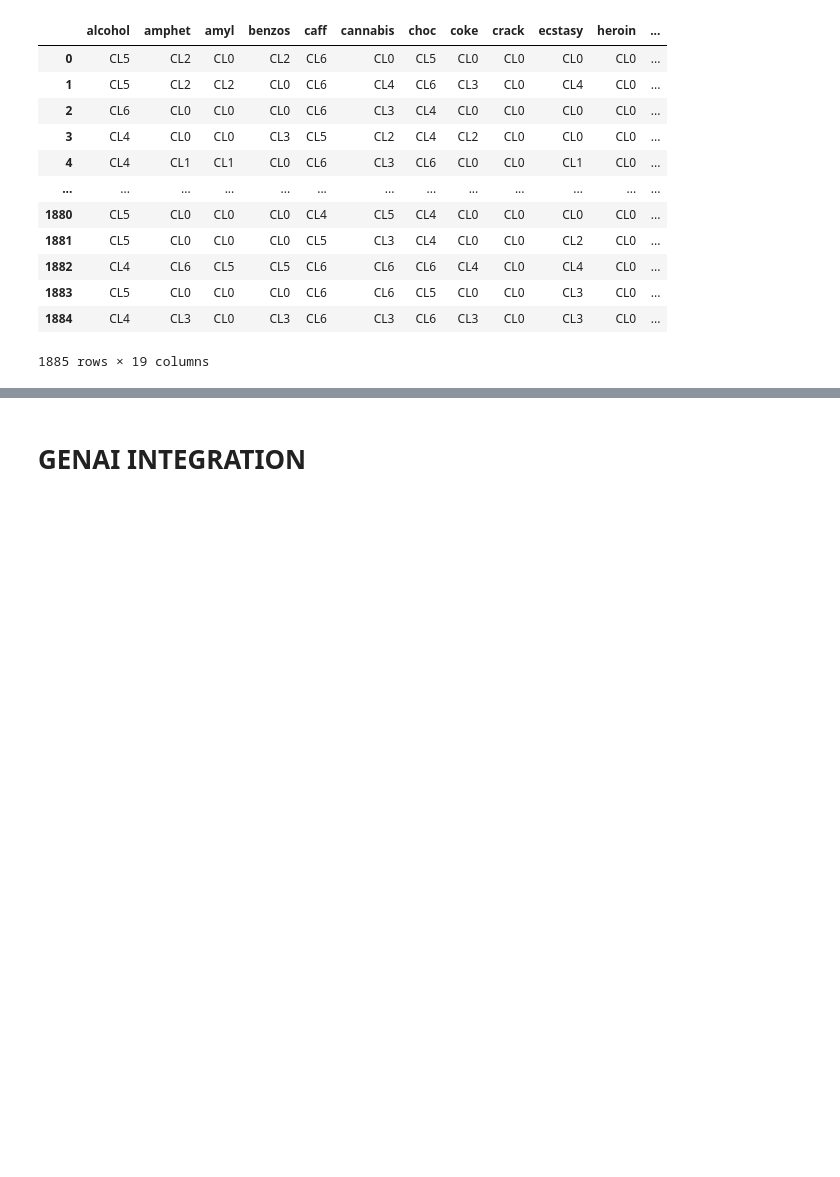
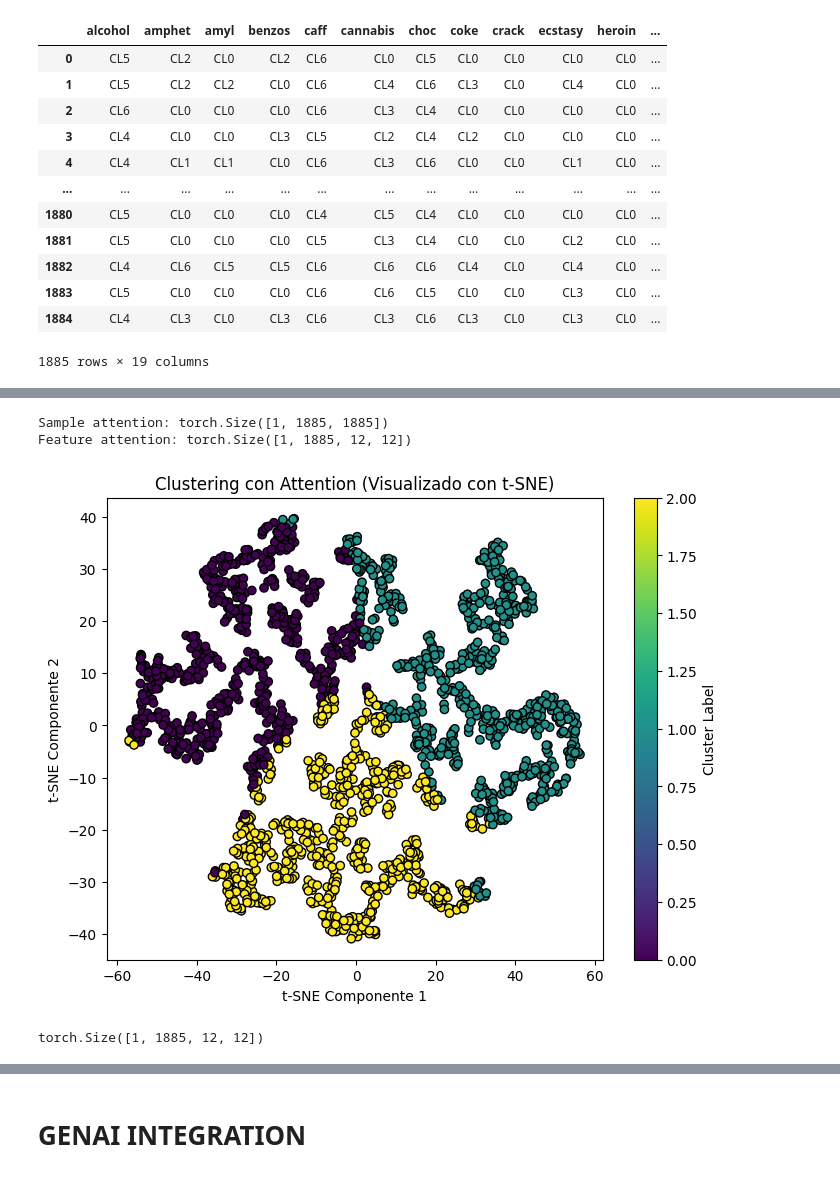
Before and after one commit to kvnpalm/SelfAttention_Clustering, a Jupyter notebook: Attention_clustering.ipynb, the cells around one changed output, grey strips where cells are left out. Cells and saved outputs as stored; diff of their text form; code cells hidden in the pictures; blank space fills up the shorter version.

```diff
--- a/Attention_clustering.ipynb
+++ b/Attention_clustering.ipynb
@@ -397,0 +181,14 @@ tensor([[0.0010, 0.0010, 0.0010,  ..., 0.0009, 0.0009, 0.0010],
+# %%
+input_dim=data_tensor.shape[2]
+latent_dim=2    #  2D latent space
+# %%
+# Train the encoder using autoencoder loss
+model = DualAttentionAutoencoder(input_dim, latent_dim)
+trained_model = train_dual_attention_autoencoder(model, data_tensor)
+
+# Use trained encoder output (Extract attention-based embeddings)
+with torch.no_grad():
+    # Assuming data_tensor is [1, 1885, 12] (batch=1, 1885 samples, 12 features)
+    z, sample_att, feature_att = model.encoder(data_tensor)
+    embeddings = z.squeeze(0)  # shape [1885, latent_dim]
+    embeddings_np = embeddings.cpu().numpy()
@@ -397,0 +227,33 @@ tensor([[0.0010, 0.0010, 0.0010,  ..., 0.0009, 0.0009, 0.0010],
+# %%
+print("Sample attention:", sample_att.shape)  # [batch, 1, 1]
+print("Feature attention:", feature_att.shape)  # [batch, input_dim, input_dim]
+# %% [output]
+Sample attention: torch.Size([1, 1885, 1885])
+Feature attention: torch.Size([1, 1885, 12, 12])
+# %%
+# Define the clustering layer
+def apply_kmeans_to_embeddings(embeddings, n_clusters=3):
+    kmeans = KMeans(n_clusters=n_clusters, random_state=42)
+    labels = kmeans.fit_predict(embeddings)
+    return labels, kmeans
+# %%
+# Apply KMeans
+labels, kmeans = apply_kmeans_to_embeddings(embeddings_np, n_clusters=3)
+# %%
+# Visualization
+tsne = TSNE(n_components=2, random_state=42)
+data_2d_tsne = tsne.fit_transform(embeddings_np)
+
+plt.figure(figsize=(8, 6))
+plt.scatter(data_2d_tsne[:, 0], data_2d_tsne[:, 1], c=labels, cmap='viridis', marker='o', edgecolor='k')
+plt.title('Clustering con Attention (Visualizado con t-SNE)')
+plt.xlabel('t-SNE Componente 1')
+plt.ylabel('t-SNE Componente 2')
+plt.colorbar(label='Cluster Label')
+plt.show()
+# %% [output]
+[figure, added]
+# %%
+feature_att.shape
+# %% [output]
+torch.Size([1, 1885, 12, 12])
```
Also changed, not shown: parts of 47 cells of this notebook, 1 other file.
